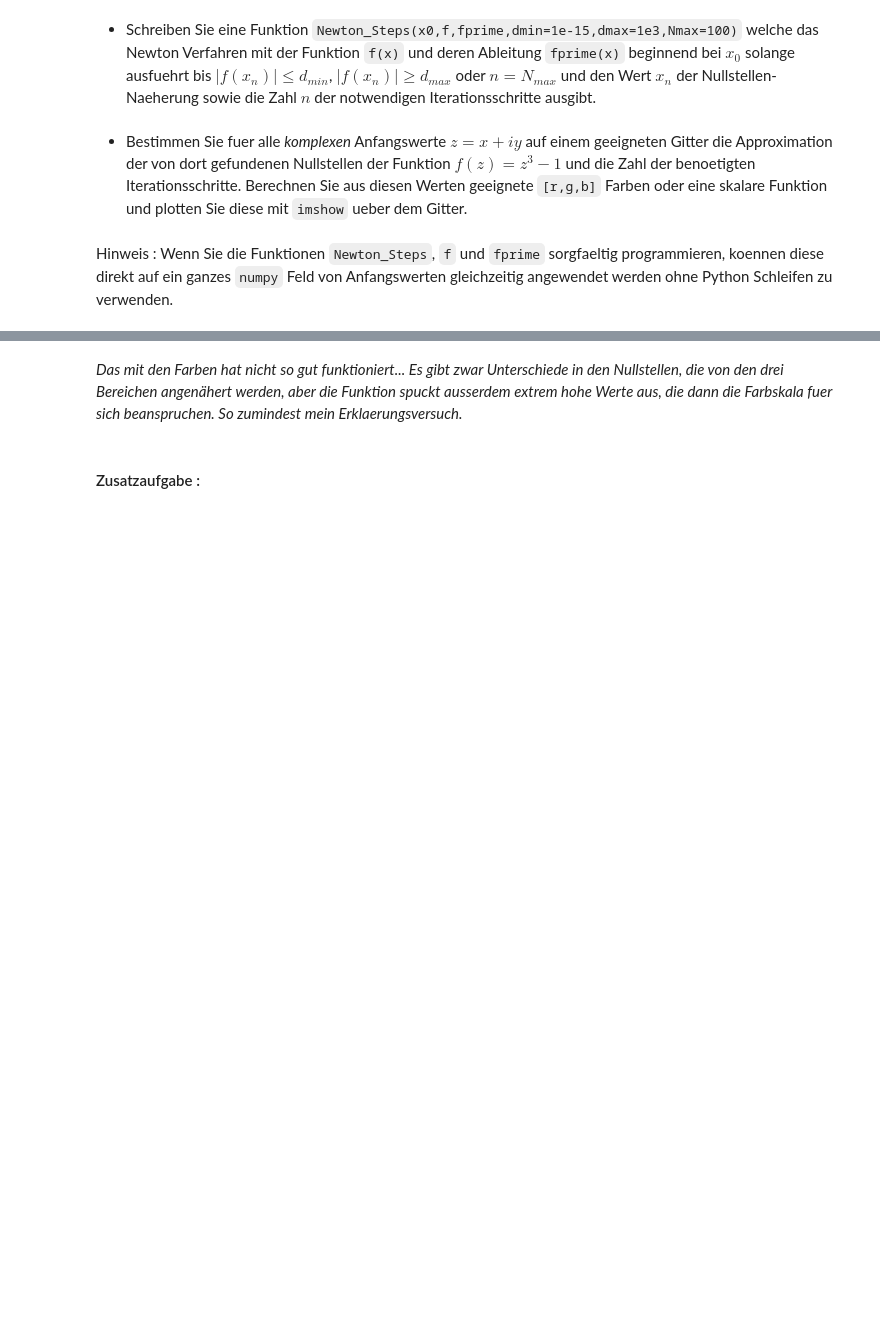
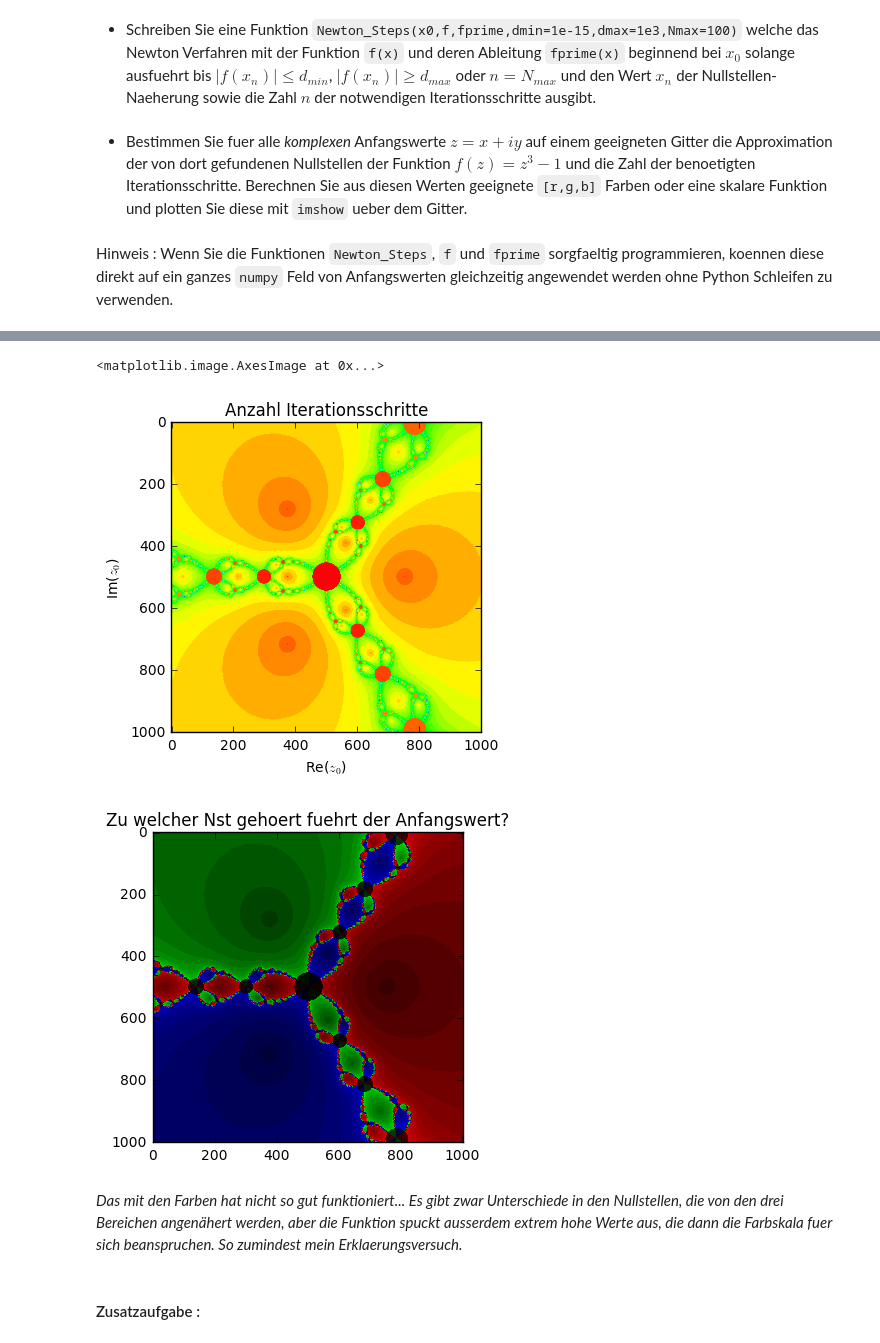
Before and after one commit to juliuseberhard/modsim, a Jupyter notebook: julius_eberhard_9.ipynb, the cells around one changed output, grey strips where cells are left out. Drawn from its saved outputs; the diff is of its cells as text; code cells hidden in the pictures; blank space fills up the shorter version.

Commit message:
mehr Farben

```diff
--- a/julius_eberhard_9.ipynb
+++ b/julius_eberhard_9.ipynb
@@ -92,22 +91,24 @@ def Newton_Steps(x0, f, fprime, dmin=1e-15, dmax=1e3, Nmax=100):
     #
     Argumente:
     x0 = (numpy-)Feld von Anfangswerten
+    zeros_of_f = vorgegebe Nullstellen der Funktion, zum spaeteren Einfaerben
     f = Funktion mit Nullstellen
     fprime = Ableitung von f
     dmin = unteres Abbruchkriterium
     dmax = oberes Abbruchkriterium
     Nmax = maximale Iterationszahl
     #
-    Ausgabe: Liste [xn, N], xn = appr. Nullstelle, N = Anzahl Iterationen
+    Ausgabe: Liste [xn, N, which_zero], xn = appr. Nullstelle, N = Anzahl Iterationen
     '''
-    import numpy as np
+    #lieber schreiben, dass diese Fkt numpy als np voraussetzt
     x0 = np.array(x0)
     N = np.zeros(x0.shape, dtype=np.int)  # zaehlt Iterationen
+    which_zero = np.zeros(x0.shape, dtype=np.int)  # 0,1 or 2 = welche Nst. wurde gefunden
     # Newton-Raphson-Schritt
-    nr_step = lambda x: x-f(x)/fprime(x)
+    nr_step = lambda x: x-f(x)/fprime(x) #sehr cool, wenn auch die Bezeichnung etwas fragwuerdig ist!
     for i in range(Nmax):
         # Bool-Array, True wo keine Abbruchbedingung
-        ix = (abs(f(x0))<dmax)*(abs(f(x0))>dmin)*(fprime(x0)!=0)
+        ix = (abs(f(x0))<dmax)*(abs(f(x0))>dmin)*(fprime(x0)!=0) #sehr gut.
         if np.any(ix):
             # Durchgang der Iteration
             N = np.where(ix==True, i+1, N)
@@ -115,9 +116,6 @@ def Newton_Steps(x0, f, fprime, dmin=1e-15, dmax=1e3, Nmax=100):
         else:
         # Abbruchbedingungen fuer alle Werte erfuellt
             break
+
     # Ausgabe
     return([x0, N])
-
-# ausprobieren
-import numpy as np
-print(Newton_Steps([[0.1 + 3j, -0.2], [0.2, 0.3]], np.sin, np.cos))
@@ -155,3 +122,48 @@ plt.imshow(plot_array)
+# %%
+import numpy as np
+
+N = 1001
+Z = []
+x = np.linspace(-2, 2, N)
+y = np.linspace(-2, 2, N)
+for i in range(N):
+    Z.append(x[i]+1j*y[:])
+
+out = Newton_Steps(Z, lambda z: z**3-1, lambda z: 3*z**2, dmax=1e3, Nmax=100)
+
+# es gibt zwei Dinge, die du in der Farbskala verstecken kannst: wieviele Iterationsschritte brauche ich
+# oder zu welcher Nst gehoert mein Anfangswert.
+import matplotlib.pyplot as plt # das kommt eigentlich an den Anfang des Programms
+%matplotlib inline
+
+f0, ax0 = plt.subplots()
+ax0.set_title('Anzahl Iterationsschritte')
+ax0.set_xlabel(r'Re($z_0$)')
+ax0.set_ylabel(r'Im($z_0$)')
+ax0.imshow(out[1].T, cmap = 'gist_rainbow') # .T damit Real Abszisse und Imag Ordinate
+
+f1, ax1 = plt.subplots()
+ax1.set_title('Zu welcher Nst gehoert fuehrt der Anfangswert?')
+
+#analytisch berechnete Nst: (Nst z=1 erraten, dann z**3-1 durch z-1 teilen)
+#und Anzahl der Iterationsschritte als Grauskala
+zeros_of_f = [1 + 0*1j, -0.5 - np.sqrt(3.)/2.*1j, -0.5 + np.sqrt(3.)/2.*1j]
+
+
+max_i = np.max(out[1]) #maximale Iterationsschritte
+rgb_img = [[0 for i in range(N)]  for j in range(N)] # leeres Feld fuer Farben
+for i in range(N):
+    for j in range(N):
+        which_zero = np.argmin(abs(zeros_of_f-out[0][i][j])) # Teste, welche der drei Nst am Naechsten liegt
+        a = np.zeros(3)
+        a[which_zero] = out[1][i][j]/(max_i-20) # Grauskala
+        rgb_img[j][i] = (a[0], a[1], a[2]) # rot blau oder gruen
+
+ax1.imshow(rgb_img)
+# %% [output]
+<matplotlib.image.AxesImage at 0x...>
+[figure, added]
+[figure, added]
 # %% [markdown]
 *Das mit den Farben hat nicht so gut funktioniert... Es gibt zwar Unterschiede in den Nullstellen, die von den drei Bereichen angenähert werden, aber die Funktion spuckt ausserdem extrem hohe Werte aus, die dann die Farbskala fuer sich beanspruchen. So zumindest mein Erklaerungsversuch.*
 # %% [markdown]
```
Also changed, not shown: parts of 3 cells of this notebook.
